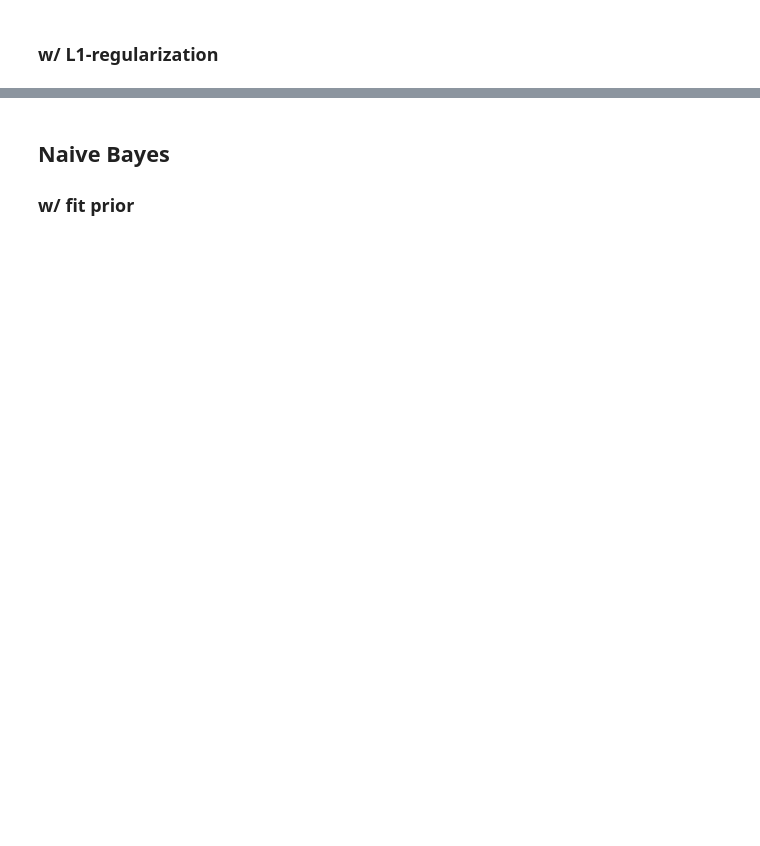
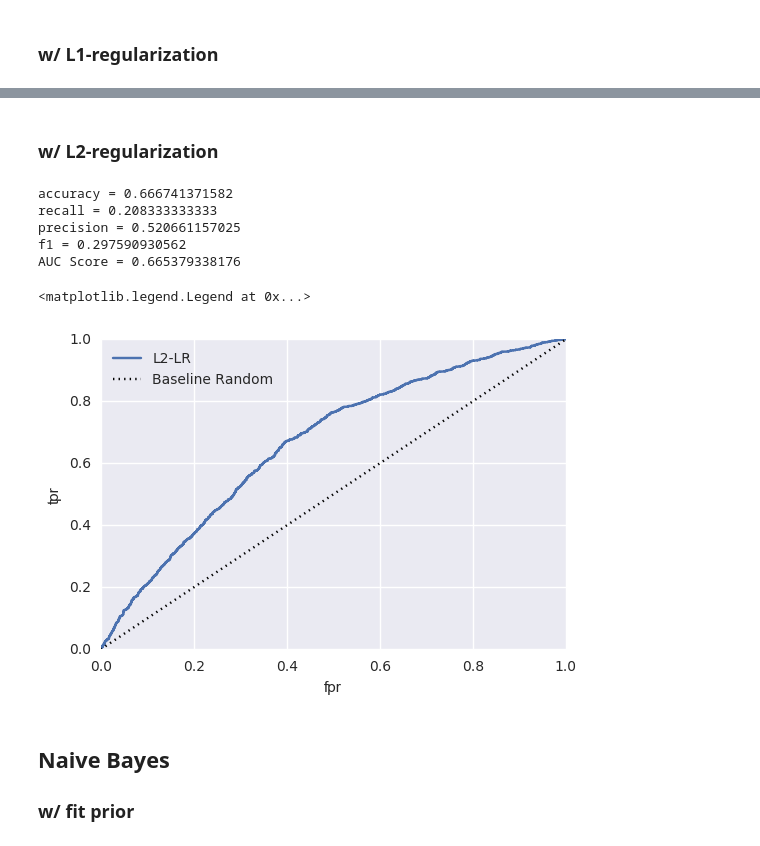
Before and after one commit to jchelmers/urban-data-project, a Jupyter notebook: Consolidate_New_Features_Jon.ipynb, the cells around one changed output, grey strips where cells are left out. Saved outputs shown, nothing was run; the diff lists cells and outputs as text; code cells hidden in the pictures; blank space fills up the shorter version.

```diff
--- a/Consolidate_New_Features_Jon.ipynb
+++ b/Consolidate_New_Features_Jon.ipynb
@@ -214,3 +214,29 @@ f1 = 0.310041647385
+# %% [markdown]
+### w/ L2-regularization
+# %%
+lr = linear_model.LogisticRegression(penalty = 'l2',C=1e50)
+lr.fit(X_train, y_train)
+pred_lr = lr.predict(X_test)
+pred_lr_prob = lr.predict_proba(X_test)
+print('accuracy = ' + str(sklearn.metrics.accuracy_score(y_test, pred_lr)))
+print('recall = ' + str(sklearn.metrics.recall_score(y_test, pred_lr)))
+print('precision = ' + str(sklearn.metrics.precision_score(y_test, pred_lr)))
+print('f1 = ' + str(sklearn.metrics.f1_score(y_test, pred_lr)))
+print('AUC Score = ' + str(metrics.roc_auc_score(y_test, pred_lr_prob[:,1])))
+fpr_lr, tpr_lr, thresholds_lr = metrics.roc_curve(y_test, pred_lr_prob[:,1])
+plt.plot(fpr_lr,tpr_lr, label='L2-LR')
+plt.plot(fpr_lr,fpr_lr,'k:', label = 'Baseline Random')
+plt.xlabel('fpr')
+plt.ylabel('tpr')
+plt.legend(loc=2)
+# %% [output]
+accuracy = 0.666741371582
+recall = 0.208333333333
+precision = 0.520661157025
+f1 = 0.297590930562
+AUC Score = 0.665379338176
+<matplotlib.legend.Legend at 0x...>
+[figure, added]
 # %% [markdown]
 ## Naive Bayes
 ### w/ fit prior
```
Also changed, not shown: parts of 20 cells of this notebook.
